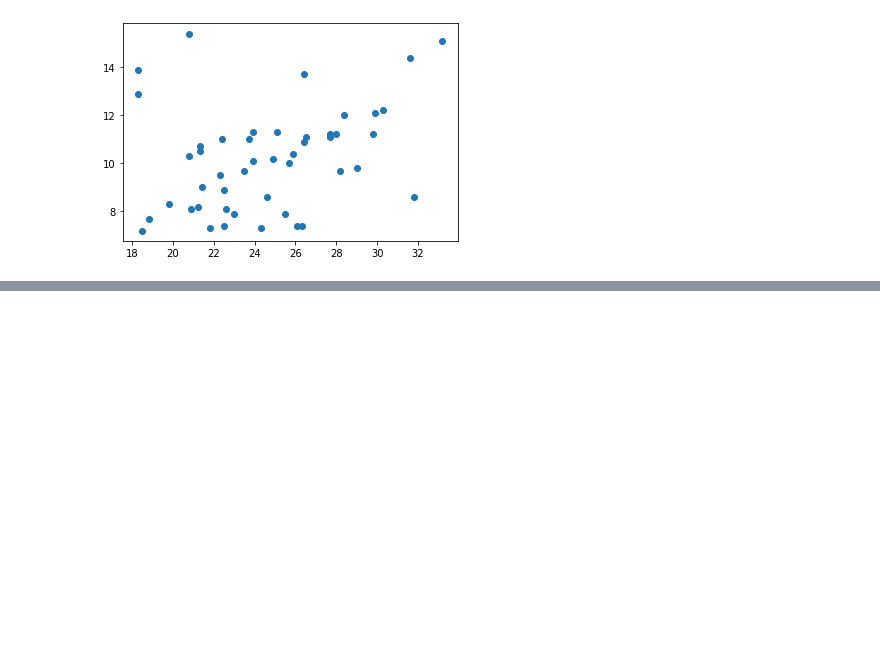
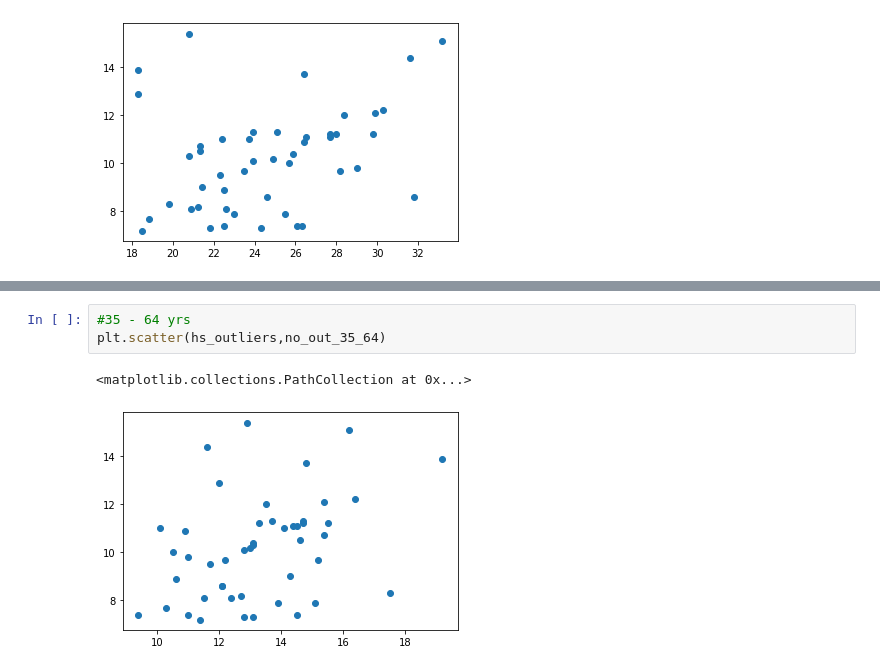
Before and after one commit to imagineLife/data-cleaner, a Jupyter notebook: Scatterplots.ipynb, the cells around one changed output, grey strips where cells are left out. Saved outputs shown, nothing was run; the diff lists cells and outputs as text; blank space fills up the shorter version.

```diff
--- a/Scatterplots.ipynb
+++ b/Scatterplots.ipynb
@@ -153,0 +171,6 @@ plt.scatter(no_hs_outliers,no_out_35_64)
+# %%
+#35 - 64 yrs
+plt.scatter(hs_outliers,no_out_35_64)
+# %% [output]
+<matplotlib.collections.PathCollection at 0x...>
+[figure, added]
```
Also changed, not shown: parts of 10 cells of this notebook.
